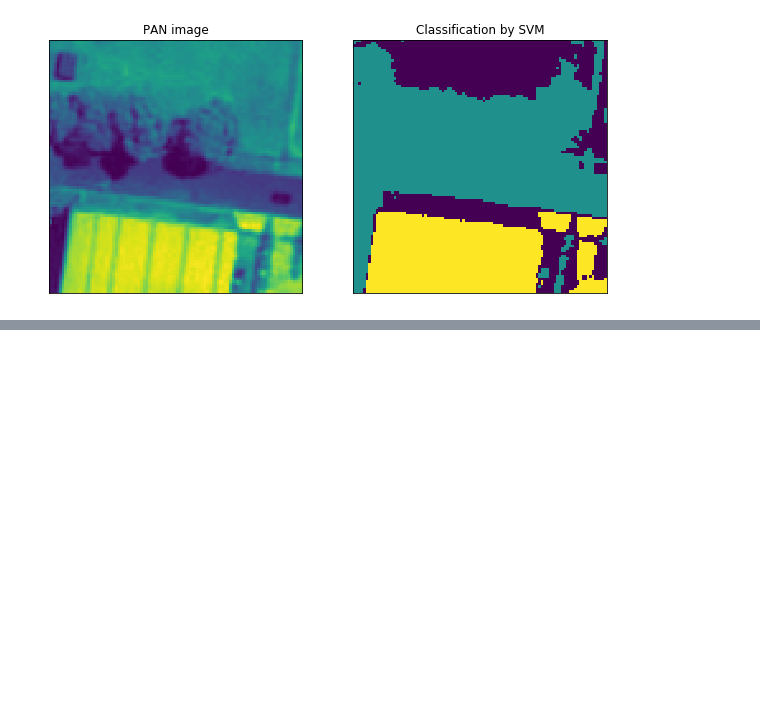
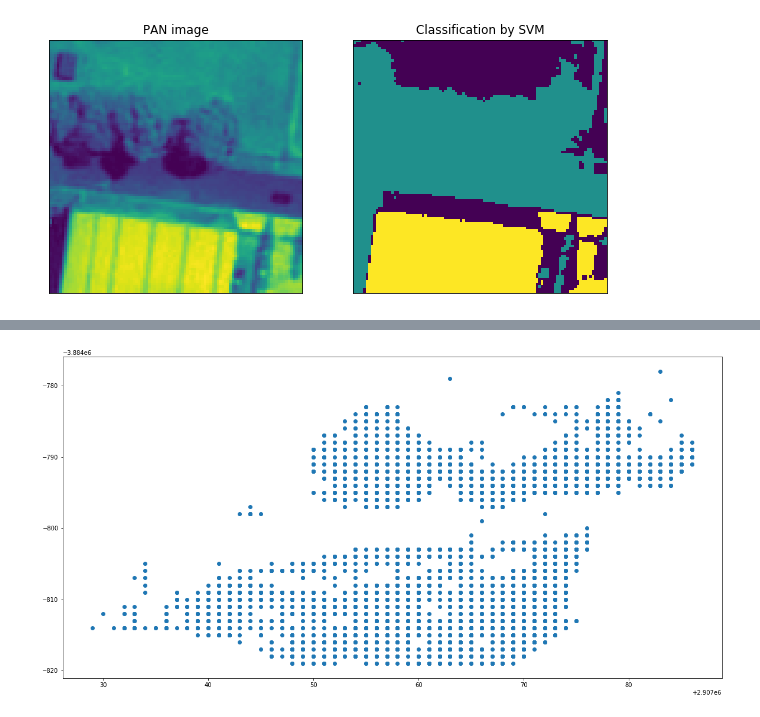
Before and after one commit to dyoussef/2018_insa_5gmm_schoolproject, a Jupyter notebook: Vis3D_plotly.ipynb, the cells around one changed output, grey strips where cells are left out. Saved outputs shown, nothing was run; the diff lists cells and outputs as text; code cells hidden in the pictures; blank space fills up the shorter version.

```diff
--- a/Vis3D_plotly.ipynb
+++ b/Vis3D_plotly.ipynb
@@ -90,3 +90,10 @@ fig = go.Figure(data=data, layout=layout)
 ply.iplot(fig,filename='3DCloud1')
 # %% [output]
 [interactive output not drawn]
+# %%
+hmin=3
+pzmin=np.min(pz)+hmin
+segmbatx =np.array([x[i,j] for i in range(start_x,start_x+w) for j in range(start_y,start_y+h) if (x[i,j]!=0 and y[i,j]!=0 and z[i,j]!=0 and pzmin<=p[2][i,j])])
+segmbaty = np.array([y[i,j] for i in range(start_x,start_x+w) for j in range(start_y,start_y+h) if (x[i,j]!=0 and y[i,j]!=0 and z[i,j]!=0 and pzmin<=p[2][i,j])])
+segmbatz = np.array([z[i,j] for i in range(start_x,start_x+w) for j in range(start_y,start_y+h) if (x[i,j]!=0 and y[i,j]!=0 and z[i,j]!=0 and pzmin<=p[2][i,j])])
+pclasse=np.array([classe[i,j] for i in range(start_x,start_x+w) for j in range(start_y,start_y+h) if (x[i,j]!=0 and y[i,j]!=0 and z[i,j]!=0 and pzmin<=p[2][i,j])])
@@ -109,0 +211,6 @@ plt.show()
+# %%
+plt.figure(figsize=(20,10))
+plt.plot(segmbaty,segmbatz,'o')
+plt.show()
+# %% [output]
+[figure, added]
```
Also changed, not shown: parts of 6 cells of this notebook.
